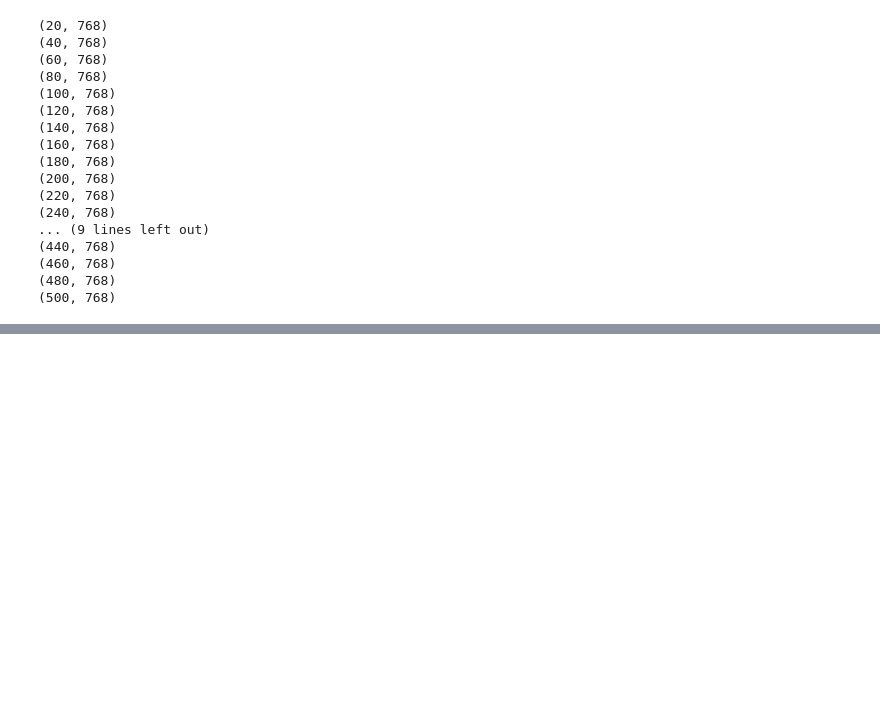
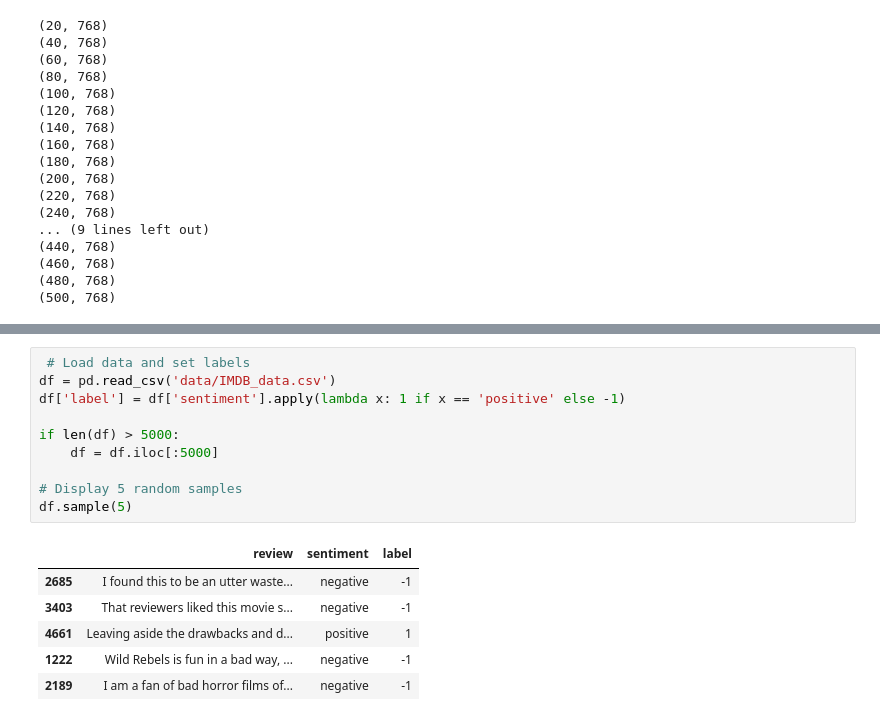
Before and after one commit to PuchToTalk/LLM, a Jupyter notebook: IMDB_classification.ipynb, the cells around one changed output, grey strips where cells are left out. Saved outputs shown, nothing was run; the diff lists cells and outputs as text; blank space fills up the shorter version.

```diff
--- a/IMDB_classification.ipynb
+++ b/IMDB_classification.ipynb
@@ -580,0 +601,17 @@ Convex accuacy:40.0%
+# %%
+ # Load data and set labels
+df = pd.read_csv('data/IMDB_data.csv')
+df['label'] = df['sentiment'].apply(lambda x: 1 if x == 'positive' else -1)
+
+if len(df) > 5000:
+    df = df.iloc[:5000]
+
+# Display 5 random samples
+df.sample(5)
+# %% [output]
+|  | review | sentiment | label |
+| 2685 | I found this to be an utter waste... | negative | -1 |
+| 3403 | That reviewers liked this movie s... | negative | -1 |
+| 4661 | Leaving aside the drawbacks and d... | positive | 1 |
+| 1222 | Wild Rebels is fun in a bad way, ... | negative | -1 |
+| 2189 | I am a fan of bad horror films of... | negative | -1 |
```
Also changed, not shown: parts of 26 cells of this notebook.
